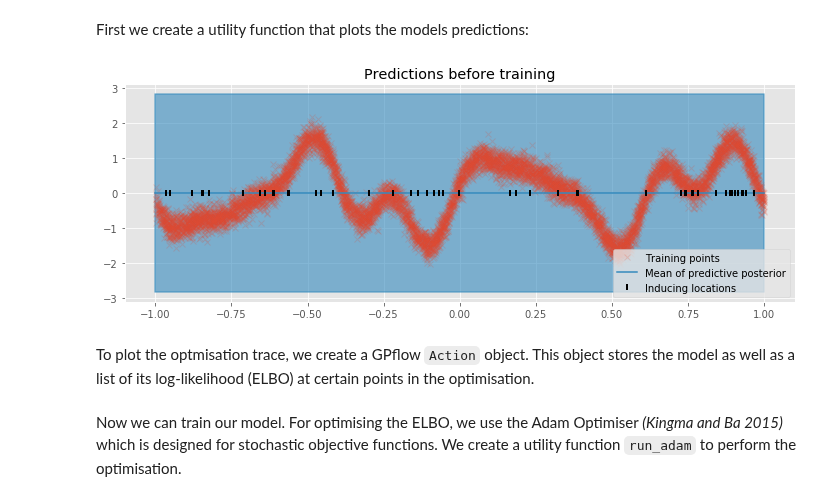
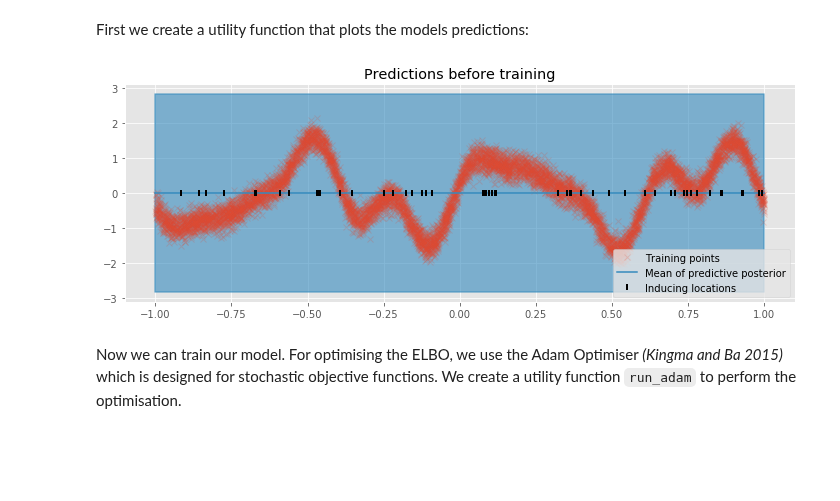
Before and after one commit to GPflow/GPflow, a Jupyter notebook: doc/source/notebooks/advanced/gps_for_big_data.ipynb, the cells around one changed output. Saved outputs shown, nothing was run; the diff lists cells and outputs as text; code cells hidden in the pictures; blank space fills up the shorter version.

```diff
--- a/doc/source/notebooks/advanced/gps_for_big_data.ipynb
+++ b/doc/source/notebooks/advanced/gps_for_big_data.ipynb
@@ -40,11 +40,12 @@ plt.plot(Xt, Yt, c='k');
 ## Building the model:
 The main idea behind SVGP is to approximate the true GP posterior with a GP conditioned on a small set of "inducing" values. This smaller set can be thought of as summarising the larger dataset. For this example, we will select a set of 50 inducing locations that are initialised from the training dataset:
 # %%
-M = 50 # Number of inducing locations
+M = 50  # Number of inducing locations
 
-kern = gpflow.kernels.RBF(D)
-Z = X[:M, :].copy() # Initialise inducing locations to the first M inputs in the dataset
-m = gpflow.models.SVGP(X, Y, kern, gpflow.likelihoods.Gaussian(), Z, minibatch_size=len(X))
+kernel = gpflow.kernels.SquaredExponential()
+Z = X[:M, :].copy()  # Initialise inducing locations to the first M inputs in the dataset
+
+m = gpflow.models.SVGP(kernel, gpflow.likelihoods.Gaussian(), Z, num_data=N)
 # %% [markdown]
 ## Likelihood computation: Batch vs. Minibatch
 First we showcase the model's performance using the whole dataset to compute the ELBO.
@@ -58,5 +60,0 @@ We can speed up this calculation by using minibatches of the data. For this exam
-# %%
-minibatch_size = 100
-ground_truth = m.compute_log_likelihood()
-m.X.set_batch_size(minibatch_size)
-m.Y.set_batch_size(minibatch_size)
@@ -86,11 +99,11 @@ minibatch_proportions = np.logspace(-2, 0, 10)
 times = []
 objs = []
 for mbp in minibatch_proportions:
-    batchsize = int(len(X) * mbp)
-    m.X.set_batch_size(batchsize)
-    m.Y.set_batch_size(batchsize)
+    batchsize = int(N * mbp)
+    train_it = iter(train_dataset.batch(batchsize))
     start_time = time.time()
-    objs.append([m.compute_log_likelihood() for _ in range(20)])
+    objs.append([log_likelihood(*minibatch)
+                 for minibatch in itertools.islice(train_it, 20)])
     times.append(time.time() - start_time)
 # %%
 f, (ax1, ax2) = plt.subplots(1, 2, figsize=(16, 6))
@@ -108,20 +122,20 @@ ax2.set_ylabel("ELBO estimates");
 # %% [markdown]
 First we create a utility function that plots the models predictions:
 # %%
-def plot():
+def plot(title=''):
     plt.figure(figsize=(12, 4))
-    pX = np.linspace(-1, 1, 100)[:, None] # Test locations
-    pY, pYv = m.predict_y(pX) # Predict Y values at test locations
+    plt.title(title)
+    pX = np.linspace(-1, 1, 100)[:, None]  # Test locations
+    pY, pYv = m.predict_y(pX)  # Predict Y values at test locations
     plt.plot(X, Y, 'x', label='Training points', alpha=0.2)
     line, = plt.plot(pX, pY, lw=1.5, label='Mean of predictive posterior')
     col = line.get_color()
-    plt.fill_between(pX[:, 0], (pY-2*pYv**0.5)[:, 0], (pY+2*pYv**0.5)[:, 0], color=col, alpha=0.6, lw=1.5)
-    plt.plot(m.feature.Z.value, np.zeros(m.feature.Z.value.shape), 'k|', mew=2, label='Inducing locations')
+    plt.fill_between(pX[:, 0], (pY-2*pYv**0.5)[:, 0], (pY+2*pYv**0.5)[:, 0],
+                     color=col, alpha=0.6, lw=1.5)
+    Z = m.inducing_variable.Z.numpy()
+    plt.plot(Z, np.zeros_like(Z), 'k|', mew=2, label='Inducing locations')
     plt.legend(loc='lower right')
 
-plot()
-plt.title("Predictions before training");
+plot(title="Predictions before training")
 # %% [output]
-[figure, old version]
+[figure, new version]
-# %% [markdown]
-To plot the optmisation trace, we create a GPflow `Action` object. This object stores the model as well as a list of its log-likelihood (ELBO) at certain points in the optimisation.
```
Also changed, not shown: parts of 21 cells of this notebook.
